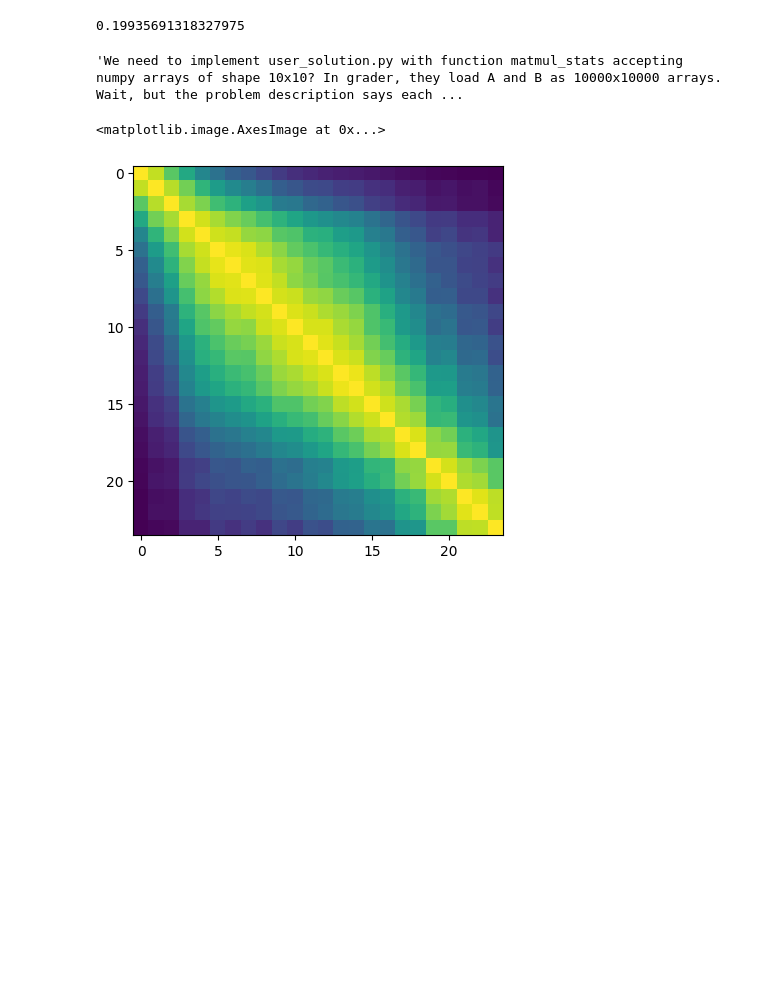
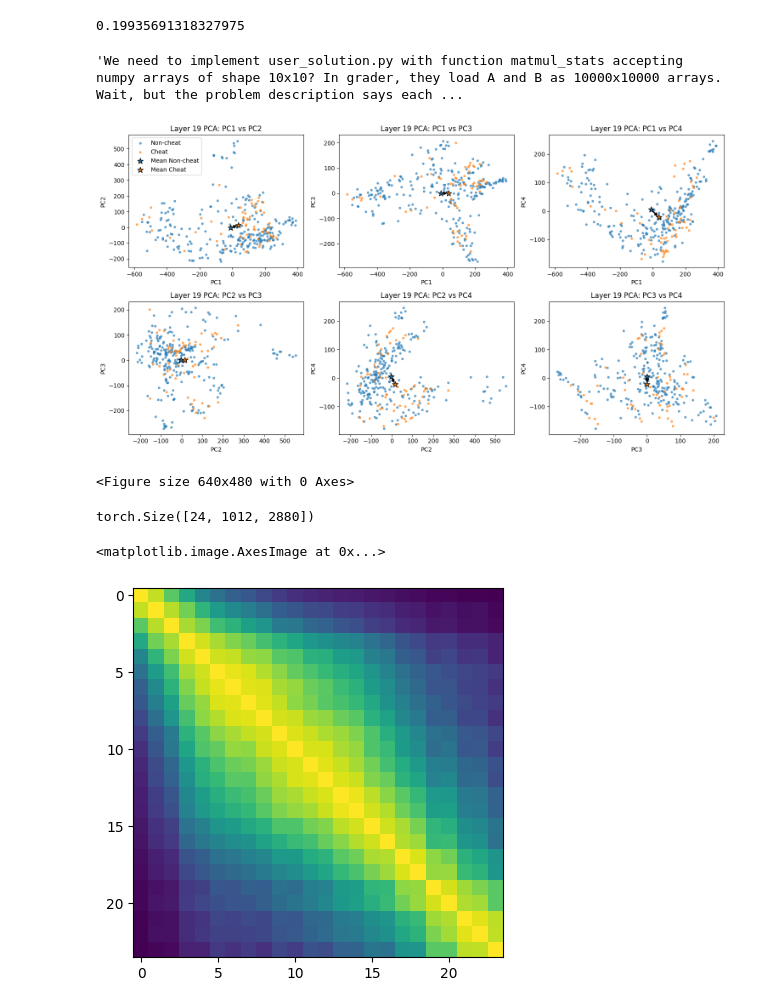
Before and after one commit to jrh-mann/counterfactual_steering, a Jupyter notebook: counterfactual_steering/main.ipynb, the cells around one changed output. Drawn from its saved outputs; the diff is of its cells as text; code cells hidden in the pictures; blank space fills up the shorter version.

```diff
--- a/counterfactual_steering/main.ipynb
+++ b/counterfactual_steering/main.ipynb
@@ -134,3 +137,75 @@ def get_means_parallel(acts, max_workers=16):
     return torch.stack(means)  # Stack into single tensor at the end
 
 means = get_means_parallel(allacts[:-1])
+# %%
+from sklearn.decomposition import PCA
+import matplotlib.pyplot as plt
+import itertools
+import numpy as np
+
+# Extract means for layer 19 (index 19)
+layer19_means = means[:,15,:].to(torch.float32)  # shape: (num_samples, 2880)
+
+# Compute PCA for top 4 components
+pca = PCA(n_components=4)
+layer19_pca = pca.fit_transform(layer19_means.cpu().numpy())  # shape: (num_samples, 4)
+
+# Prepare labels (0 for non-cheat, 1 for cheat)
+labels = np.zeros(layer19_pca.shape[0], dtype=int)
+labels[cheat_indices] = 1
+
+color_map = np.array(['tab:blue', 'tab:orange'])
+label_names = {0: "Non-cheat", 1: "Cheat"}
+
+# Also compute mean point for non-cheat and cheat in PCA space
+noncheat_mask = (labels == 0)
+cheat_mask = (labels == 1)
+mean_noncheat = layer19_pca[noncheat_mask].mean(axis=0)
+mean_cheat = layer19_pca[cheat_mask].mean(axis=0)
+
+# Plot all pairs of these 4 components in 2D, in a 2x3 grid (6 pairs)
+pairs = list(itertools.combinations(range(4), 2))  # [(0,1),(0,2),(0,3),(1,2),(1,3),(2,3)]
+fig, axes = plt.subplots(2, 3, figsize=(15, 8))
+axes = axes.flatten()
+for idx, (i, j) in enumerate(pairs):
+    ax = axes[idx]
+    for label_val in [0, 1]:
+        mask = (labels == label_val)
+        ax.scatter(
+            layer19_pca[mask, i], layer19_pca[mask, j],
+            alpha=0.6, s=10,
+            color=color_map[label_val],
+            label=label_names[label_val] if idx == 0 else None  # Show legend only in first subplot
+        )
+    # Plot the means
+    ax.scatter(
+        mean_noncheat[i], mean_noncheat[j],
+        color='tab:blue', s=100, edgecolors='black', marker='*', label='Mean Non-cheat' if idx == 0 else None, zorder=4
+    )
+    ax.scatter(
+        mean_cheat[i], mean_cheat[j],
+        color='tab:orange', s=100, edgecolors='black', marker='*', label='Mean Cheat' if idx == 0 else None, zorder=4
+    )
+    # Draw an arrow between the means
+    ax.annotate(
+        '',
+        xy=(mean_cheat[i], mean_cheat[j]),
+        xytext=(mean_noncheat[i], mean_noncheat[j]),
+        arrowprops=dict(facecolor='black', arrowstyle='->', lw=2),
+        annotation_clip=False
+    )
+    ax.set_xlabel(f'PC{i+1}')
+    ax.set_ylabel(f'PC{j+1}')
+    ax.set_title(f'Layer 19 PCA: PC{i+1} vs PC{j+1}')
+    if idx == 0:
+        ax.legend()
+plt.tight_layout()
+plt.show()
+plt.savefig("pca_layer19withn311withmeans.png")
+# %% [output]
+[figure, added]
+<Figure size 640x480 with 0 Axes>
+# %%
+allacts[0].shape
+# %% [output]
+torch.Size([24, 1012, 2880])
```
Also changed, not shown: parts of 5 cells of this notebook, 4 other files.
